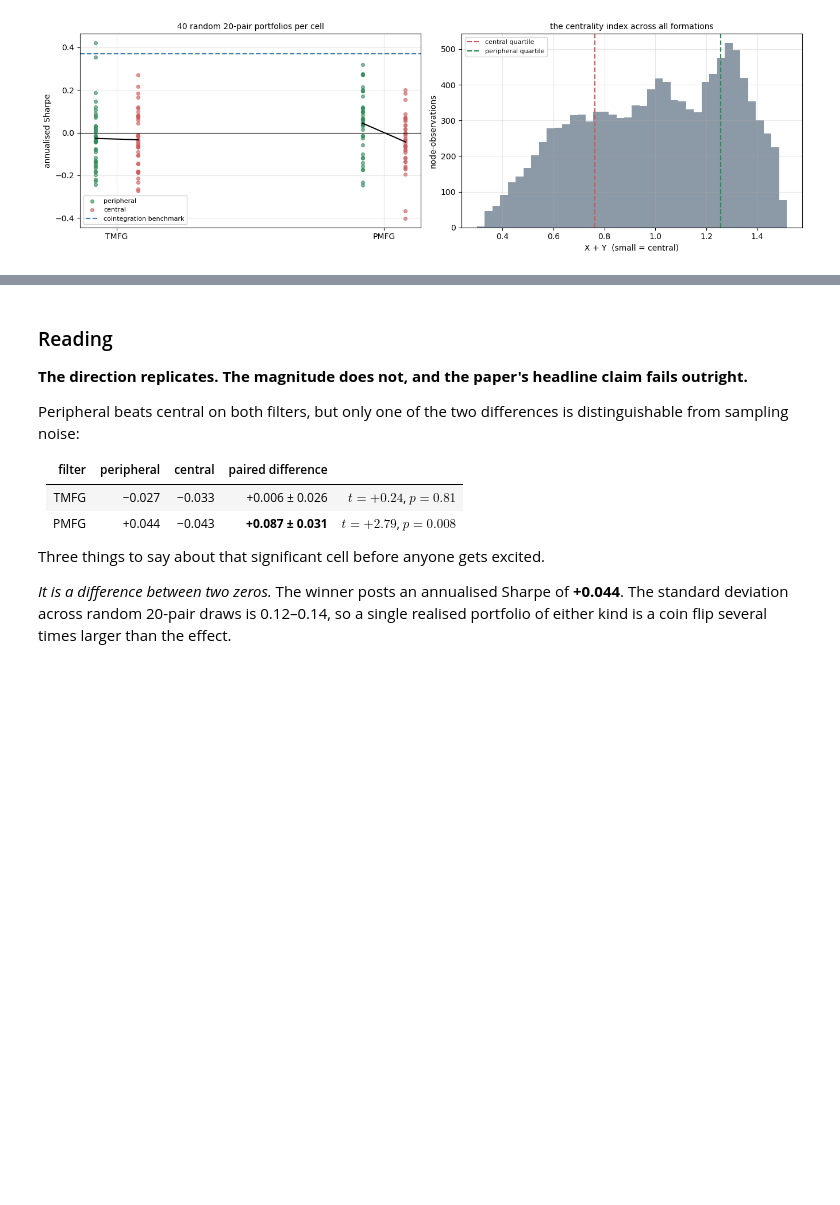
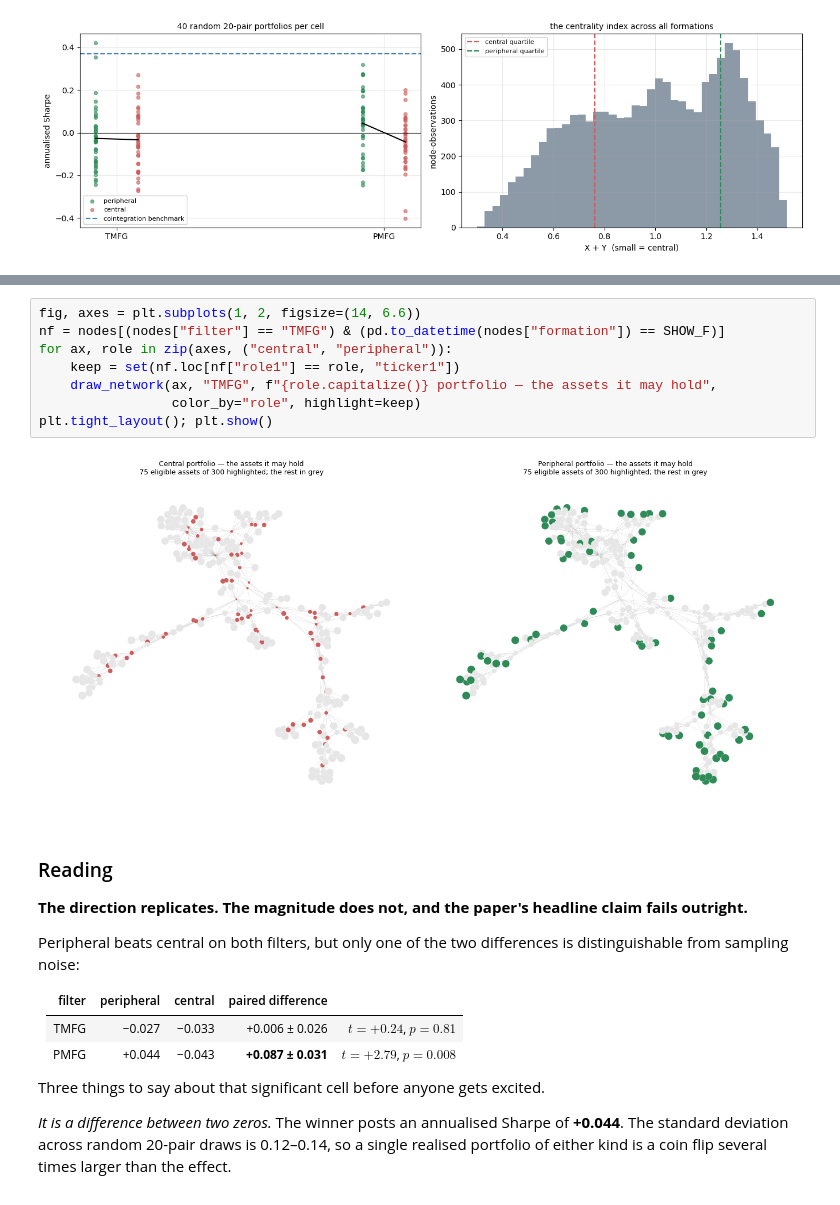
Before and after one commit to mengrenman/dynamic-hedge-pairs-trading, a Jupyter notebook: notebooks/network_pairs_day_lake.ipynb, the cells around one changed output, grey strips where cells are left out. Drawn from its saved outputs; the diff is of its cells as text; blank space fills up the shorter version.

```diff
--- a/notebooks/network_pairs_day_lake.ipynb
+++ b/notebooks/network_pairs_day_lake.ipynb
@@ -489,3 +554,13 @@ plt.tight_layout(); plt.show()
+# %%
+fig, axes = plt.subplots(1, 2, figsize=(14, 6.6))
+nf = nodes[(nodes["filter"] == "TMFG") & (pd.to_datetime(nodes["formation"]) == SHOW_F)]
+for ax, role in zip(axes, ("central", "peripheral")):
+    keep = set(nf.loc[nf["role1"] == role, "ticker1"])
+    draw_network(ax, "TMFG", f"{role.capitalize()} portfolio — the assets it may hold",
+                 color_by="role", highlight=keep)
+plt.tight_layout(); plt.show()
+# %% [output]
+[figure, added]
 # %% [markdown]
 ### Reading
 
```
Also changed, not shown: parts of 3 cells of this notebook, 1 other file.
